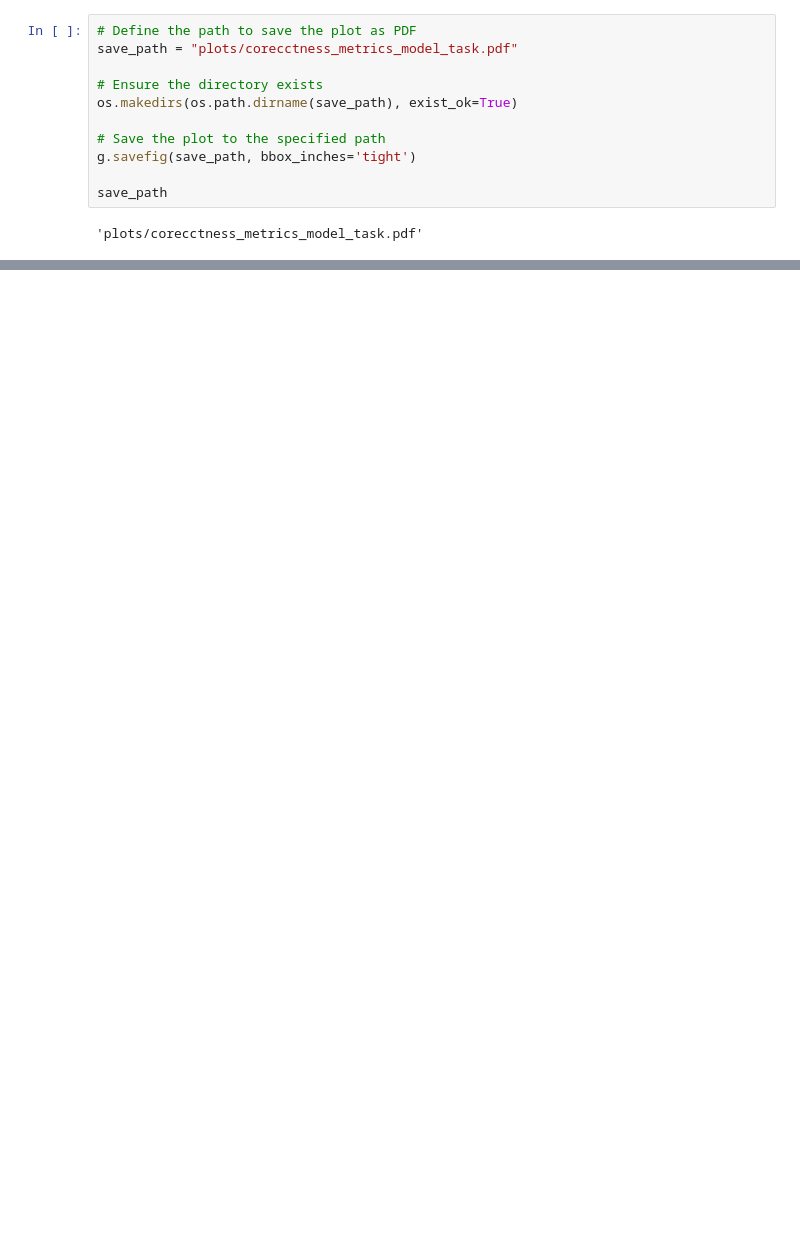
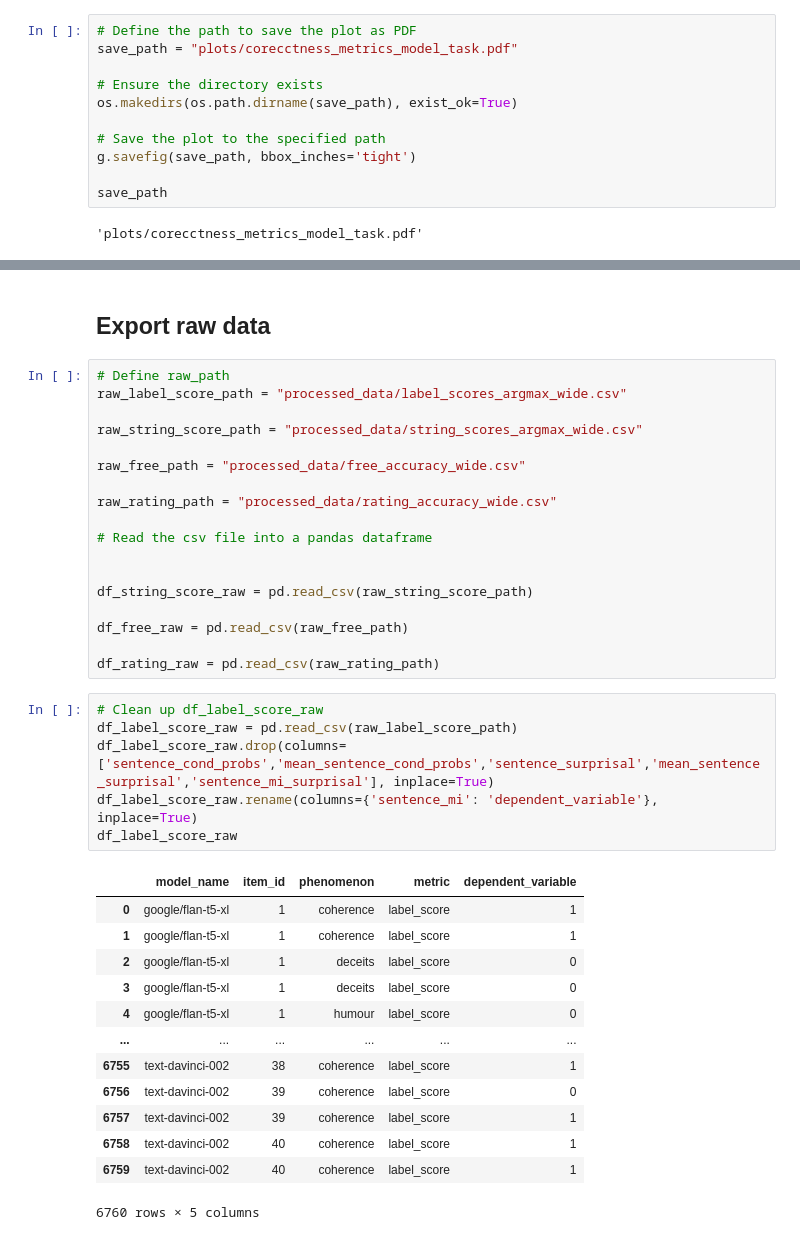
Before and after one commit to polina-tsvilodub/LLM_link, a Jupyter notebook: analysis/analysis_all_wang.ipynb, the cells around one changed output, grey strips where cells are left out. Saved outputs shown, nothing was run; the diff lists cells and outputs as text; blank space fills up the shorter version.

```diff
--- a/analysis/analysis_all_wang.ipynb
+++ b/analysis/analysis_all_wang.ipynb
@@ -120,0 +728,40 @@ save_path
+# %% [markdown]
+## Export raw data
+# %%
+# Define raw_path
+raw_label_score_path = "processed_data/label_scores_argmax_wide.csv"
+
+raw_string_score_path = "processed_data/string_scores_argmax_wide.csv"
+
+raw_free_path = "processed_data/free_accuracy_wide.csv"
+
+raw_rating_path = "processed_data/rating_accuracy_wide.csv"
+
+# Read the csv file into a pandas dataframe
+
+
+df_string_score_raw = pd.read_csv(raw_string_score_path)
+
+df_free_raw = pd.read_csv(raw_free_path)
+
+df_rating_raw = pd.read_csv(raw_rating_path)
+# %%
+# Clean up df_label_score_raw
+df_label_score_raw = pd.read_csv(raw_label_score_path)
+df_label_score_raw.drop(columns=['sentence_cond_probs','mean_sentence_cond_probs','sentence_surprisal','mean_sentence_surprisal','sentence_mi_surprisal'], inplace=True)
+df_label_score_raw.rename(columns={'sentence_mi': 'dependent_variable'}, inplace=True)
+df_label_score_raw
+# %% [output]
+|  | model_name | item_id | phenomenon | metric | dependent_variable |
+| 0 | google/flan-t5-xl | 1 | coherence | label_score | 1 |
+| 1 | google/flan-t5-xl | 1 | coherence | label_score | 1 |
+| 2 | google/flan-t5-xl | 1 | deceits | label_score | 0 |
+| 3 | google/flan-t5-xl | 1 | deceits | label_score | 0 |
+| 4 | google/flan-t5-xl | 1 | humour | label_score | 0 |
+| ... | ... | ... | ... | ... | ... |
+| 6755 | text-davinci-002 | 38 | coherence | label_score | 1 |
+| 6756 | text-davinci-002 | 39 | coherence | label_score | 0 |
+| 6757 | text-davinci-002 | 39 | coherence | label_score | 1 |
+| 6758 | text-davinci-002 | 40 | coherence | label_score | 1 |
+| 6759 | text-davinci-002 | 40 | coherence | label_score | 1 |
+6760 rows × 5 columns
```
Also changed, not shown: parts of 29 cells of this notebook, 7 other files.
